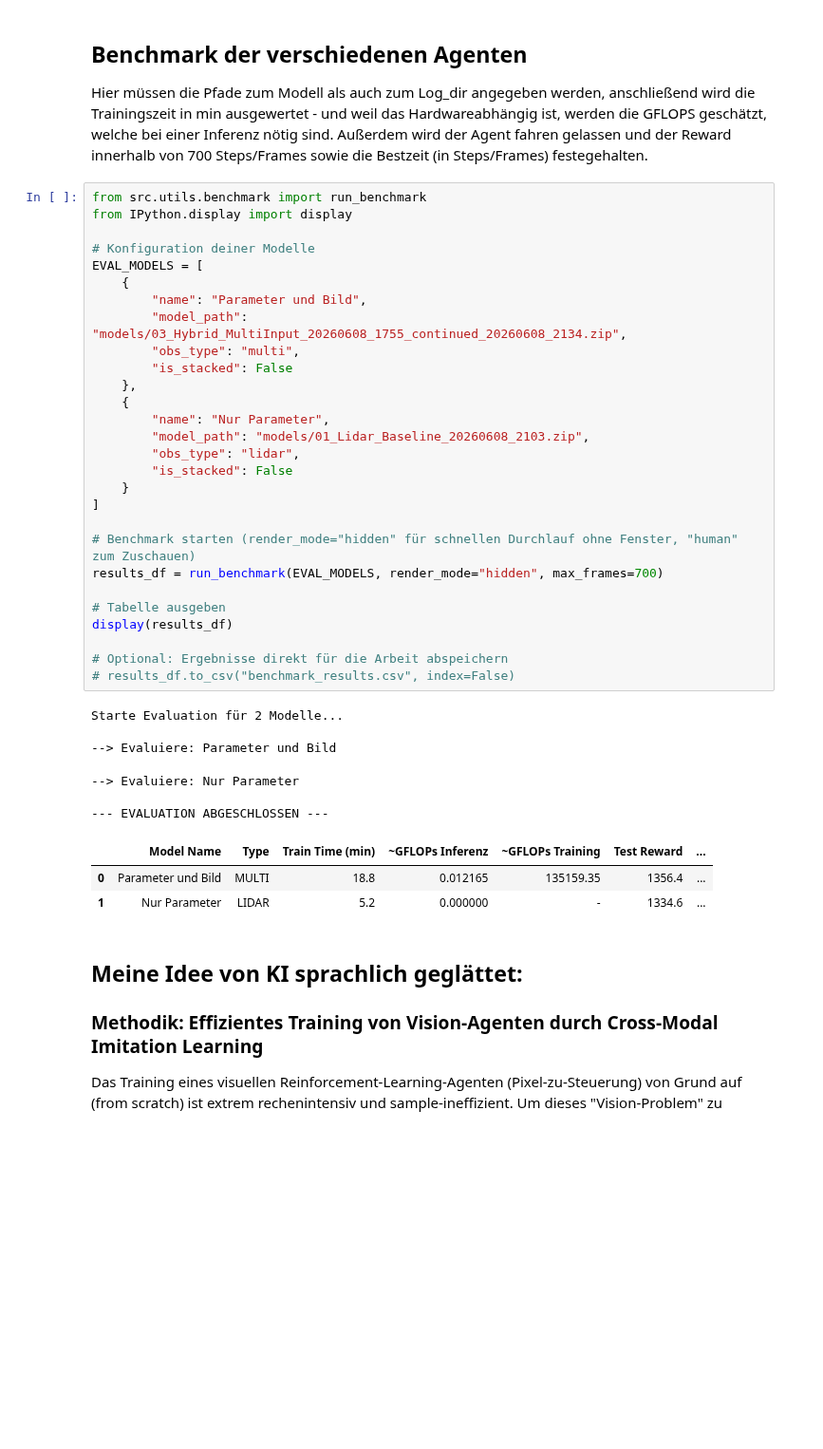
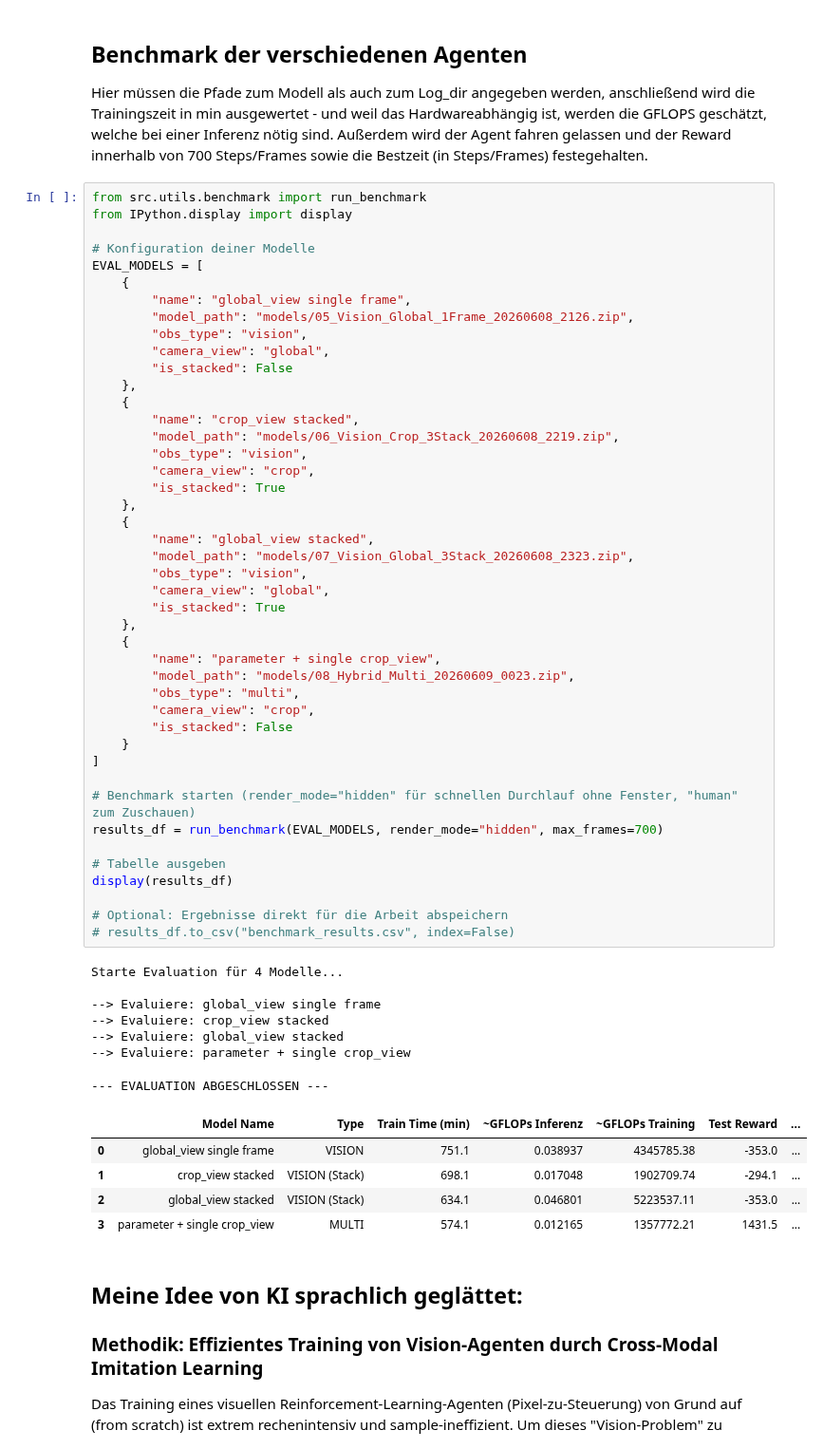
Before and after one commit to magnusneumann/carrera_rl, a Jupyter notebook: Notebook_prototyping.ipynb, the cells around one changed output. Shown at 95% size. Drawn from its saved outputs; the diff is of its cells as text; blank space fills up the shorter version.

```diff
--- a/Notebook_prototyping.ipynb
+++ b/Notebook_prototyping.ipynb
@@ -1378,41 +1462,60 @@ Außerdem wird der Agent fahren gelassen und der Reward innerhalb von 700 Steps/
 # %%
 from src.utils.benchmark import run_benchmark
 from IPython.display import display
 
 # Konfiguration deiner Modelle
 EVAL_MODELS = [
     {
-        "name": "Parameter und Bild",
-        "model_path": "models/03_Hybrid_MultiInput_20260608_1755_continued_20260608_2134.zip",
-        "obs_type": "multi",
+        "name": "global_view single frame",
+        "model_path": "models/05_Vision_Global_1Frame_20260608_2126.zip",
+        "obs_type": "vision",
+        "camera_view": "global",
         "is_stacked": False
     },
     {
-        "name": "Nur Parameter",
-        "model_path": "models/01_Lidar_Baseline_20260608_2103.zip",
-        "obs_type": "lidar",
+        "name": "crop_view stacked",
+        "model_path": "models/06_Vision_Crop_3Stack_20260608_2219.zip",
+        "obs_type": "vision",
+        "camera_view": "crop",
+        "is_stacked": True
+    },
+    {
+        "name": "global_view stacked",
+        "model_path": "models/07_Vision_Global_3Stack_20260608_2323.zip",
+        "obs_type": "vision",
+        "camera_view": "global",
+        "is_stacked": True
+    },
+    {
+        "name": "parameter + single crop_view",
+        "model_path": "models/08_Hybrid_Multi_20260609_0023.zip",
+        "obs_type": "multi",
+        "camera_view": "crop",
         "is_stacked": False
     }
 ]
 
 # Benchmark starten (render_mode="hidden" für schnellen Durchlauf ohne Fenster, "human" zum Zuschauen)
 results_df = run_benchmark(EVAL_MODELS, render_mode="hidden", max_frames=700)
 
 # Tabelle ausgeben
 display(results_df)
 
 # Optional: Ergebnisse direkt für die Arbeit abspeichern
 # results_df.to_csv("benchmark_results.csv", index=False)
 # %% [output]
-Starte Evaluation für 2 Modelle...
+Starte Evaluation für 4 Modelle...
 
---> Evaluiere: Parameter und Bild
+--> Evaluiere: global_view single frame
+--> Evaluiere: crop_view stacked
+--> Evaluiere: global_view stacked
+--> Evaluiere: parameter + single crop_view
---> Evaluiere: Nur Parameter
-
 --- EVALUATION ABGESCHLOSSEN ---
 |  | Model Name | Type | Train Time (min) | ~GFLOPs Inferenz | ~GFLOPs Training | Test Reward | ... |
-| 0 | Parameter und Bild | MULTI | 18.8 | 0.012165 | 135159.35 | 1356.4 | ... |
-| 1 | Nur Parameter | LIDAR | 5.2 | 0.000000 | - | 1334.6 | ... |
+| 0 | global_view single frame | VISION | 751.1 | 0.038937 | 4345785.38 | -353.0 | ... |
+| 1 | crop_view stacked | VISION (Stack) | 698.1 | 0.017048 | 1902709.74 | -294.1 | ... |
+| 2 | global_view stacked | VISION (Stack) | 634.1 | 0.046801 | 5223537.11 | -353.0 | ... |
+| 3 | parameter + single crop_view | MULTI | 574.1 | 0.012165 | 1357772.21 | 1431.5 | ... |
 # %% [markdown]
 ## Meine Idee von KI sprachlich geglättet:
 
```
Also changed, not shown: parts of 9 cells of this notebook, 8 other files.
